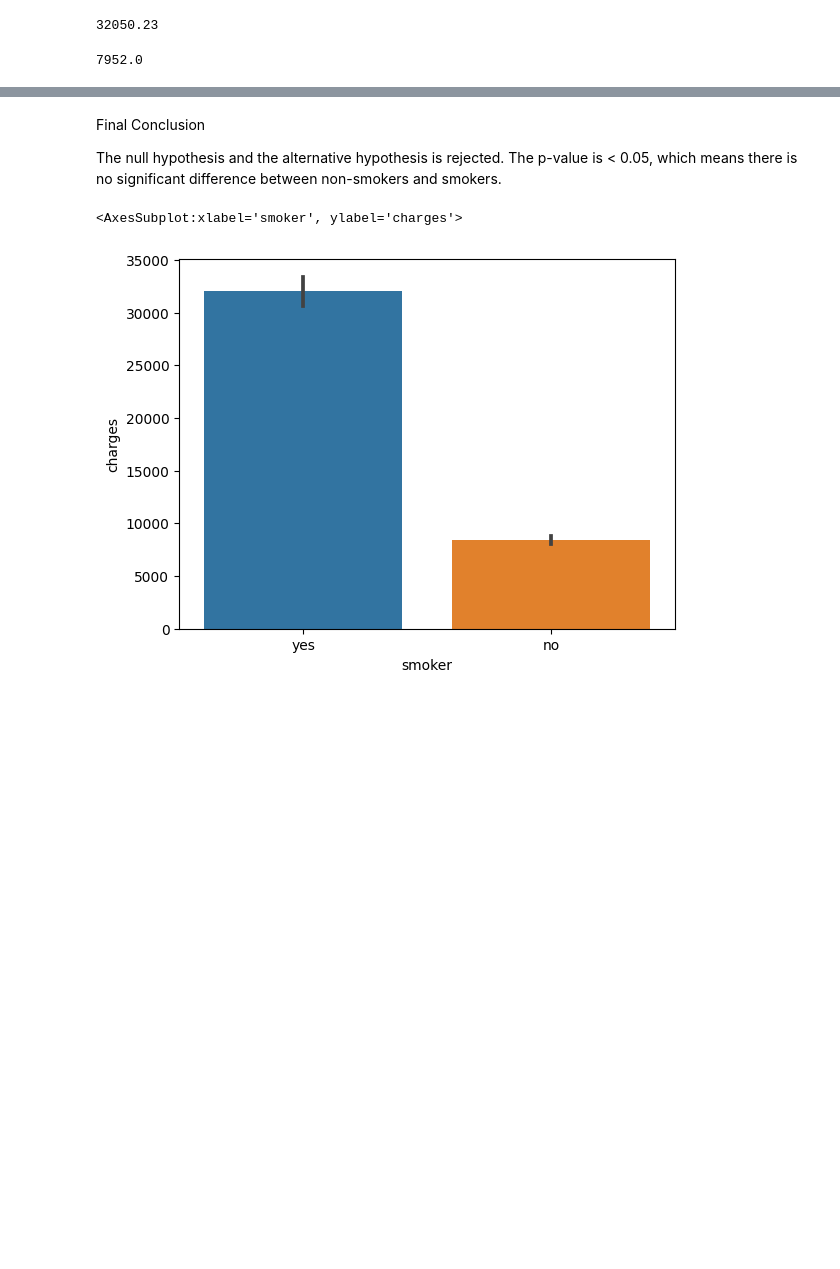
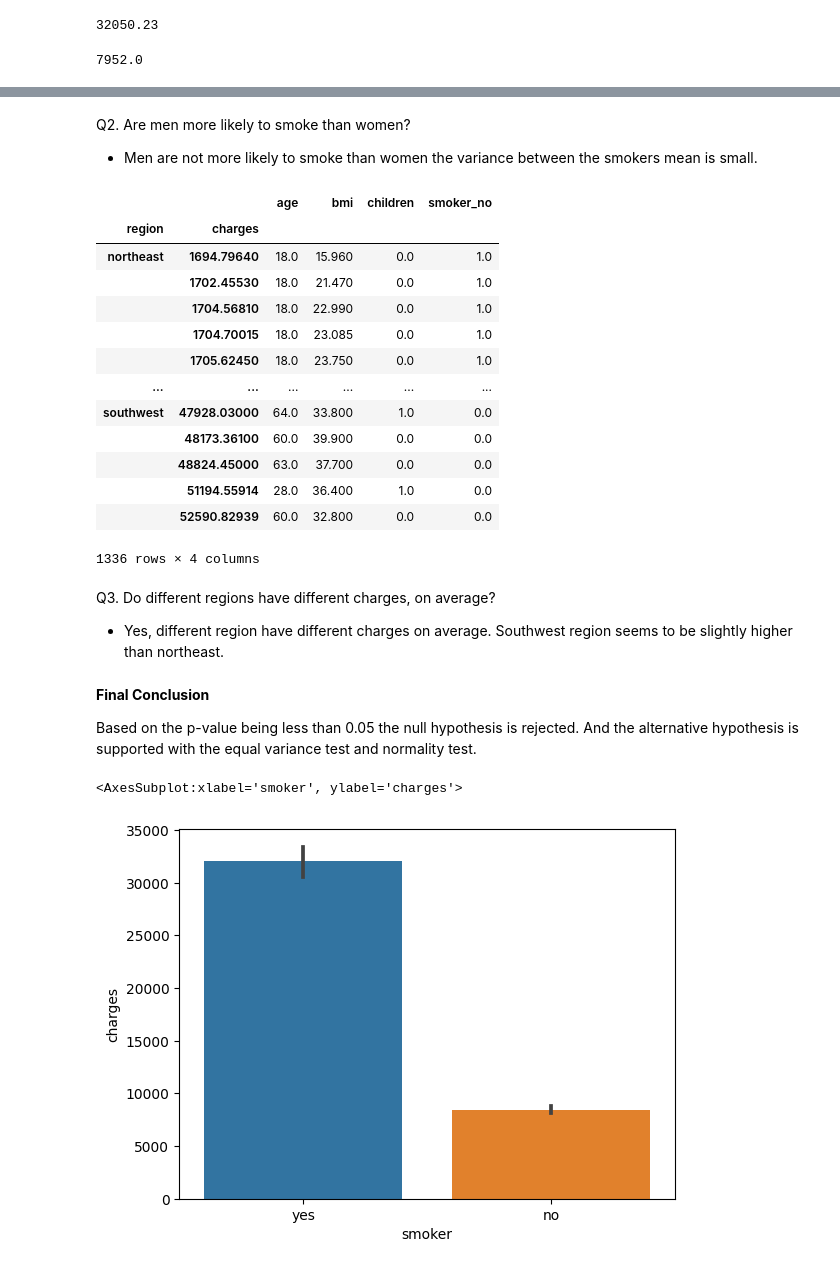
Before and after one commit to NewburghCat/Hypothesis_Testing_with_Insurance_Data_Core, a Jupyter notebook: Hypothesis_Testing.ipynb, the cells around one changed output, grey strips where cells are left out. Drawn from its saved outputs; the diff is of its cells as text; code cells hidden in the pictures; blank space fills up the shorter version.

```diff
--- a/Hypothesis_Testing.ipynb
+++ b/Hypothesis_Testing.ipynb
@@ -277,7 +296,32 @@ nonsmoker_mean
+# %% [markdown]
+Q2. Are men more likely to smoke than women?
+
+- Men are not more likely to smoke than women the variance between the smokers mean is small.
+# %%
+df.groupby(['region', 'charges']).mean()
+# %% [output]
+|  |  | age | bmi | children | smoker_no |
+| region | charges |  |  |  |  |
+| northeast | 1694.79640 | 18.0 | 15.960 | 0.0 | 1.0 |
+|  | 1702.45530 | 18.0 | 21.470 | 0.0 | 1.0 |
+|  | 1704.56810 | 18.0 | 22.990 | 0.0 | 1.0 |
+|  | 1704.70015 | 18.0 | 23.085 | 0.0 | 1.0 |
+|  | 1705.62450 | 18.0 | 23.750 | 0.0 | 1.0 |
+| ... | ... | ... | ... | ... | ... |
+| southwest | 47928.03000 | 64.0 | 33.800 | 1.0 | 0.0 |
+|  | 48173.36100 | 60.0 | 39.900 | 0.0 | 0.0 |
+|  | 48824.45000 | 63.0 | 37.700 | 0.0 | 0.0 |
+|  | 51194.55914 | 28.0 | 36.400 | 1.0 | 0.0 |
+|  | 52590.82939 | 60.0 | 32.800 | 0.0 | 0.0 |
+1336 rows × 4 columns
+# %% [markdown]
+Q3. Do different regions have different charges, on average?
+
+- Yes, different region have different charges on average. Southwest region seems to be slightly higher than northeast.
 # %% [markdown]
-Final Conclusion
+**Final Conclusion**
 
-The null hypothesis and the alternative hypothesis is rejected. The p-value is < 0.05, which means there is no significant difference between non-smokers and smokers.
+Based on the p-value being less than 0.05 the null hypothesis is rejected. And the alternative hypothesis is supported with the equal variance test and normality test.
 # %%
 # results visualization
 sns.barplot(data=df, x='smoker', y='charges')
```
Also changed, not shown: parts of 6 cells of this notebook.
